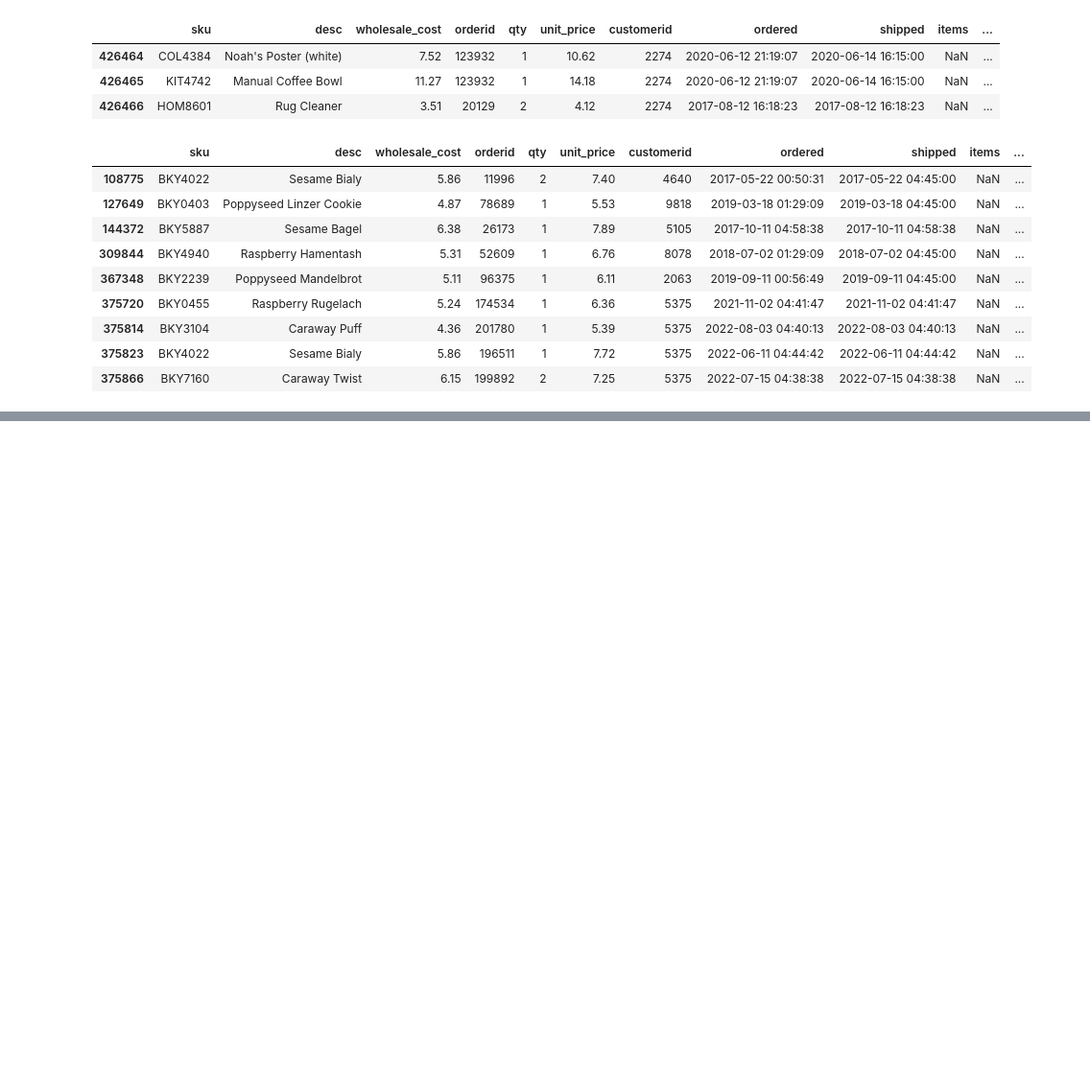
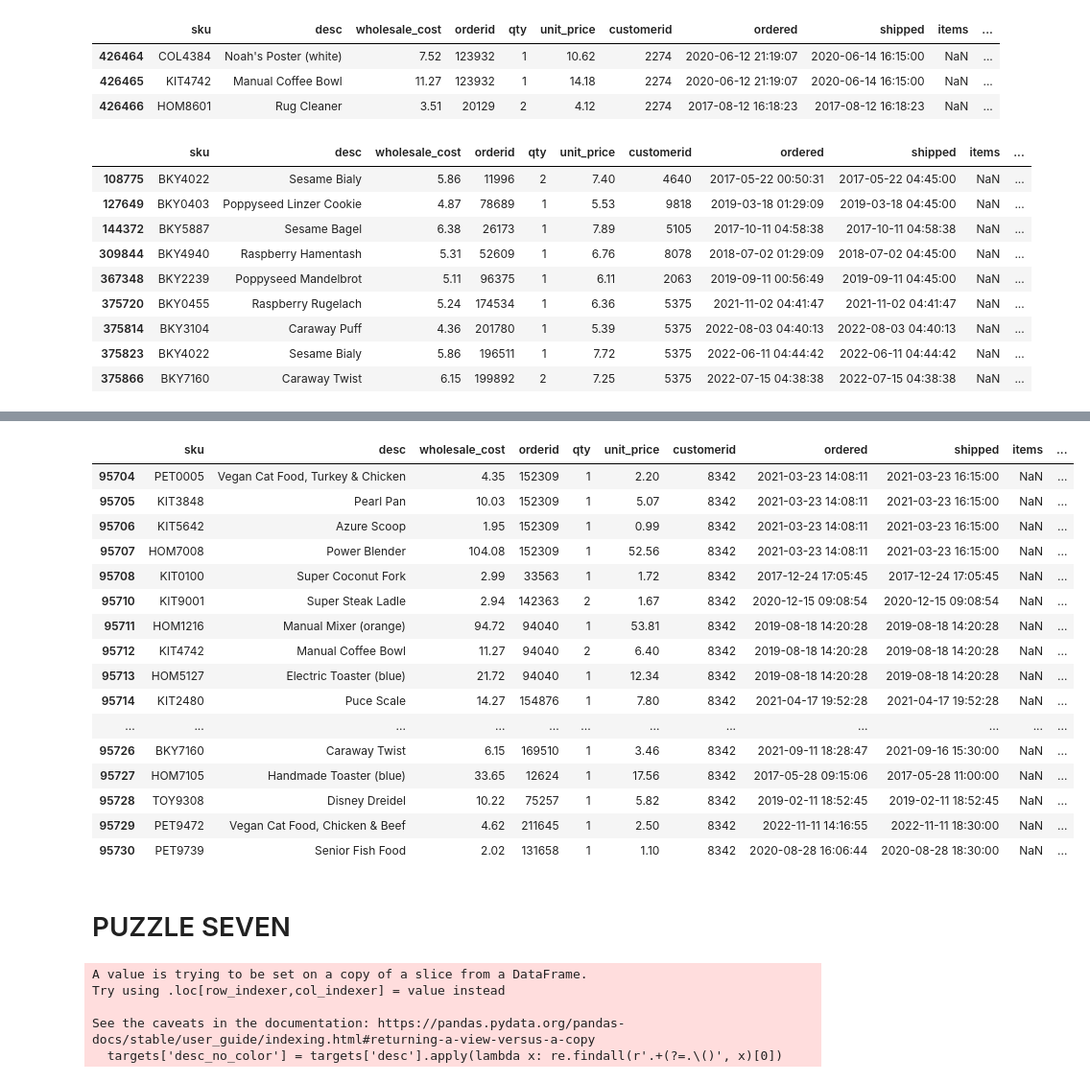
Before and after one commit to etiennelecha/hoc_2022, a Jupyter notebook: hannukah_of_code_22.ipynb, the cells around one changed output, grey strips where cells are left out. Shown at 96% size. Drawn from its saved outputs; the diff is of its cells as text; code cells hidden in the pictures; blank space fills up the shorter version.

```diff
--- a/hannukah_of_code_22.ipynb
+++ b/hannukah_of_code_22.ipynb
@@ -150,0 +214,26 @@ big_t[big_t['early_shopper'] & big_t['pastries?']]
+# %%
+mean_prices = order_items.groupby('sku')['unit_price'].agg('mean')
+# %%
+cheap_shoppers = big_t.apply(lambda row: row['unit_price'] < .5 * mean_prices[row['sku']], axis = 1)
+# %%
+big_t[cheap_shoppers]
+# %% [output]
+|  | sku | desc | wholesale_cost | orderid | qty | unit_price | customerid | ordered | shipped | items | ... |
+| 95704 | PET0005 | Vegan Cat Food, Turkey & Chicken | 4.35 | 152309 | 1 | 2.20 | 8342 | 2021-03-23 14:08:11 | 2021-03-23 16:15:00 | NaN | ... |
+| 95705 | KIT3848 | Pearl Pan | 10.03 | 152309 | 1 | 5.07 | 8342 | 2021-03-23 14:08:11 | 2021-03-23 16:15:00 | NaN | ... |
+| 95706 | KIT5642 | Azure Scoop | 1.95 | 152309 | 1 | 0.99 | 8342 | 2021-03-23 14:08:11 | 2021-03-23 16:15:00 | NaN | ... |
+| 95707 | HOM7008 | Power Blender | 104.08 | 152309 | 1 | 52.56 | 8342 | 2021-03-23 14:08:11 | 2021-03-23 16:15:00 | NaN | ... |
+| 95708 | KIT0100 | Super Coconut Fork | 2.99 | 33563 | 1 | 1.72 | 8342 | 2017-12-24 17:05:45 | 2017-12-24 17:05:45 | NaN | ... |
+| 95710 | KIT9001 | Super Steak Ladle | 2.94 | 142363 | 2 | 1.67 | 8342 | 2020-12-15 09:08:54 | 2020-12-15 09:08:54 | NaN | ... |
+| 95711 | HOM1216 | Manual Mixer (orange) | 94.72 | 94040 | 1 | 53.81 | 8342 | 2019-08-18 14:20:28 | 2019-08-18 14:20:28 | NaN | ... |
+| 95712 | KIT4742 | Manual Coffee Bowl | 11.27 | 94040 | 2 | 6.40 | 8342 | 2019-08-18 14:20:28 | 2019-08-18 14:20:28 | NaN | ... |
+| 95713 | HOM5127 | Electric Toaster (blue) | 21.72 | 94040 | 1 | 12.34 | 8342 | 2019-08-18 14:20:28 | 2019-08-18 14:20:28 | NaN | ... |
+| 95714 | KIT2480 | Puce Scale | 14.27 | 154876 | 1 | 7.80 | 8342 | 2021-04-17 19:52:28 | 2021-04-17 19:52:28 | NaN | ... |
+| ... | ... | ... | ... | ... | ... | ... | ... | ... | ... | ... | ... |
+| 95726 | BKY7160 | Caraway Twist | 6.15 | 169510 | 1 | 3.46 | 8342 | 2021-09-11 18:28:47 | 2021-09-16 15:30:00 | NaN | ... |
+| 95727 | HOM7105 | Handmade Toaster (blue) | 33.65 | 12624 | 1 | 17.56 | 8342 | 2017-05-28 09:15:06 | 2017-05-28 11:00:00 | NaN | ... |
+| 95728 | TOY9308 | Disney Dreidel | 10.22 | 75257 | 1 | 5.82 | 8342 | 2019-02-11 18:52:45 | 2019-02-11 18:52:45 | NaN | ... |
+| 95729 | PET9472 | Vegan Cat Food, Chicken & Beef | 4.62 | 211645 | 1 | 2.50 | 8342 | 2022-11-11 14:16:55 | 2022-11-11 18:30:00 | NaN | ... |
+| 95730 | PET9739 | Senior Fish Food | 2.02 | 131658 | 1 | 1.10 | 8342 | 2020-08-28 16:06:44 | 2020-08-28 18:30:00 | NaN | ... |
+# %% [markdown]
+# PUZZLE SEVEN
@@ -150,0 +244,8 @@ big_t[big_t['early_shopper'] & big_t['pastries?']]
+# %%
+targets['desc_no_color'] = targets['desc'].apply(lambda x: re.findall(r'.+(?=.\()', x)[0])
+# %% [output]
+A value is trying to be set on a copy of a slice from a DataFrame.
+Try using .loc[row_indexer,col_indexer] = value instead
+
+See the caveats in the documentation: https://pandas.pydata.org/pandas-docs/stable/user_guide/indexing.html#returning-a-view-versus-a-copy
+  targets['desc_no_color'] = targets['desc'].apply(lambda x: re.findall(r'.+(?=.\()', x)[0])
```
Also changed, not shown: parts of 23 cells of this notebook.
